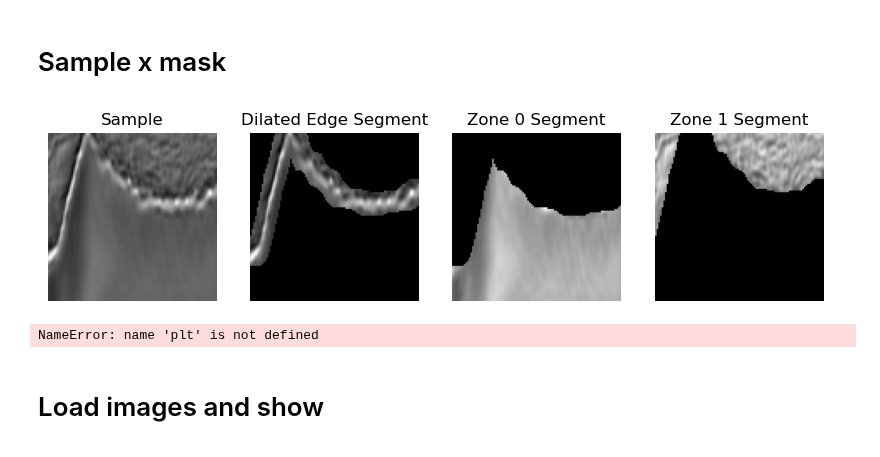
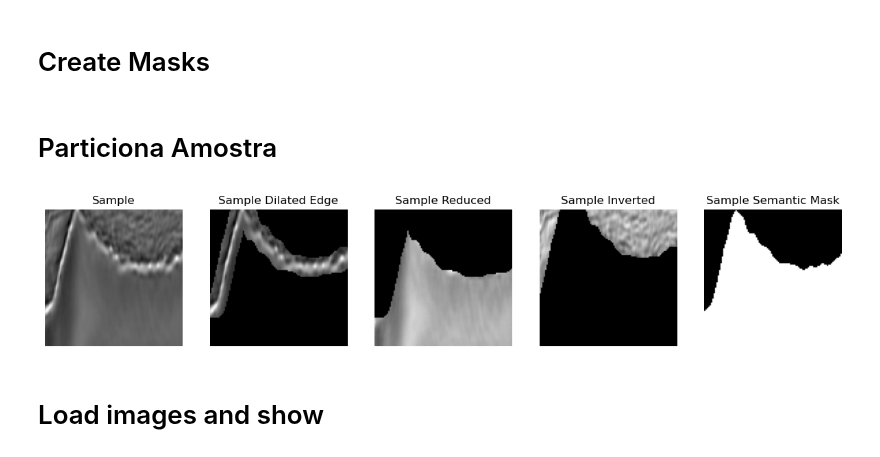
Before and after one commit to lucterres/textureSSD, a Jupyter notebook: suport/msk morf ops.ipynb, the cells around one changed output. Saved outputs shown, nothing was run; the diff lists cells and outputs as text; code cells hidden in the pictures.

Commit message:
3 zones filled

```diff
--- a/suport/msk morf ops.ipynb
+++ b/suport/msk morf ops.ipynb
@@ -176,5 +135,5 @@ plt.show()
 # %%
-sample = cv2.imread("tgs_salt/1bd1c8c771.png")
+sample = cv2.imread("../tgs_salt/1bd1c8c771.png")
 # Convert original to sample representation.
 sample = cv2.cvtColor(sample, cv2.COLOR_BGR2GRAY)
 
@@ -229,40 +143,2 @@ NameError: name 'zone0' is not defined
-# %% [markdown]
-# Sample x mask
-# %%
-# show sample, dilated_edge_sample, reduced_sample, inverted_sample
-plt.figure(figsize=(10,10))
-plt.subplot(141),plt.imshow(sample,cmap = 'gray')
-plt.title('Sample'), plt.xticks([]), plt.yticks([])
-plt.axis('off')
-plt.subplot(142),plt.imshow(sample_dilated_edge,cmap = 'gray')
-plt.title('Dilated Edge Segment'), plt.xticks([]), plt.yticks([])
-plt.axis('off')
-plt.subplot(143),plt.imshow(sample_reduced,cmap = 'gray')
-plt.title('Zone 0 Segment'), plt.xticks([]), plt.yticks([])
-plt.axis('off')
-plt.subplot(144),plt.imshow(sample_inverted,cmap = 'gray')
-plt.title('Zone 1 Segment'), plt.xticks([]), plt.yticks([])
-plt.axis('off')
-plt.show()
-# %% [output]
-[figure, removed]
-# %%
-plt.figure(figsize=(15,15))
-plt.subplot(151),plt.imshow(dilated_edge,cmap = 'gray')
-plt.title('Dilated Edge'), plt.xticks([]), plt.yticks([])
-plt.axis('off')
-plt.subplot(152),plt.imshow(zone0,cmap = 'gray')
-plt.title('Zone 0'), plt.xticks([]), plt.yticks([])
-plt.axis('off')
-plt.subplot(153),plt.imshow(zone1,cmap = 'gray')
-plt.title('Zone 1'), plt.xticks([]), plt.yticks([])
-plt.axis('off')
-plt.subplot(154),plt.imshow(generat_mask,cmap = 'gray')
-plt.title('Generational Mask'), plt.xticks([]), plt.yticks([])
-plt.axis('off')
-plt.subplot(155),plt.imshow(sample,cmap = 'gray')
-plt.title('Sample'), plt.xticks([]), plt.yticks([])
-plt.axis('off')
-plt.show()
-# %% [output]
-NameError: name 'plt' is not defined
+# %% [markdown]
+# Create Masks
@@ -268,0 +148,7 @@ NameError: name 'plt' is not defined
+# %% [markdown]
+# Particiona Amostra
+# %%
+sample_dilated_edge, sample_reduced, sample_inverted = pm.sampleBreak(sample, sample_semantic_mask)
+pm.showImages([sample, sample_dilated_edge, sample_reduced, sample_inverted, sample_semantic_mask], ["Sample","Sample Dilated Edge", "Sample Reduced", "Sample Inverted", "Sample Semantic Mask"], (15,15))
+# %% [output]
+[figure, added]
```
Also changed, not shown: parts of 18 cells of this notebook, 10 other files.
